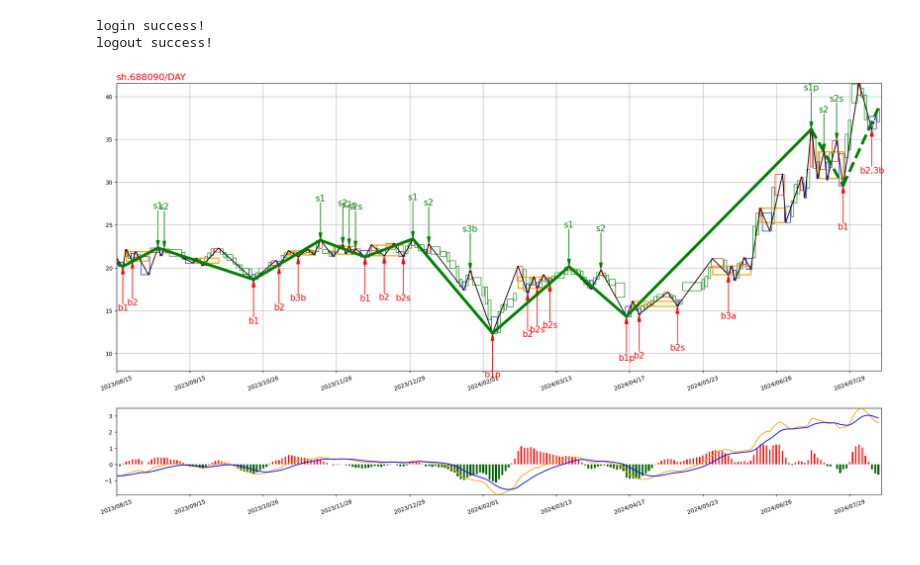
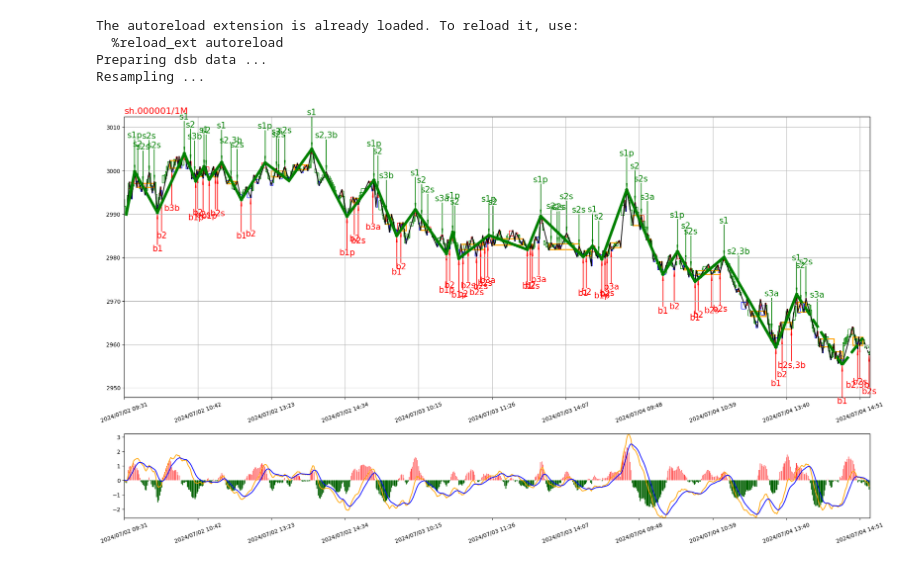
Before and after one commit to CoCoMilkyWay/trader, a Jupyter notebook: app/chan.py/run.ipynb, the cells around one changed output. Cells and saved outputs as stored; diff of their text form; code cells hidden in the pictures.

```diff
--- a/app/chan.py/run.ipynb
+++ b/app/chan.py/run.ipynb
@@ -1,17 +1,21 @@
 # %%
+%load_ext autoreload
+%autoreload 2
 %matplotlib inline
+import os, sys
 from Chan import CChan
 from ChanConfig import CChanConfig
 from Common.CEnum import AUTYPE, DATA_SRC, KL_TYPE
 from Plot.AnimatePlotDriver import CAnimateDriver
 from Plot.PlotDriver import CPlotDriver
+sys.path.append("../..")
 
 def main():
-    code = "sh.688090"
-    begin_time = "2020-10-01"
-    end_time = "2024-12-01"
-    data_src = DATA_SRC.BAO_STOCK
-    lv_list = [KL_TYPE.K_DAY]
+    code = "sh.000001"
+    begin_time = "2024-07-01"
+    end_time = "2024-07-05"
+    data_src = DATA_SRC.WT
+    lv_list = [KL_TYPE.K_1M]
 
     config = CChanConfig({
         "trigger_step": False,
@@ -44,7 +48,7 @@ def main():
             "disp_end": False, # show vertex price
         },
         "figure": {
-            "x_range":240,
+            # "x_range":240,
         },
         "marker": {
             "markers": {  # text, position, color
@@ -56,33 +60,35 @@ def main():
     }
     chan = CChan(
         code=code,
         begin_time=begin_time,
         end_time=end_time,
         data_src=data_src,
         lv_list=lv_list,
         config=config,
         autype=AUTYPE.QFQ,
     )
 
     if not config.trigger_step:
         plot_driver = CPlotDriver(
             chan,
             plot_config=plot_config,
             plot_para=plot_para,
         )
         # plot_driver.save2img('./image.png')
         plot_driver.figure.show()
     else:
         CAnimateDriver(
             chan,
             plot_config=plot_config,
             plot_para=plot_para,
         )
 # input()
 
 if __name__ == "__main__":
     main()
 # %% [output]
-login success!
-logout success!
+The autoreload extension is already loaded. To reload it, use:
+  %reload_ext autoreload
+Preparing dsb data ...
+Resampling ...
-[figure, old version]
+[figure, new version]
```
Also changed, not shown: 8 other files.
